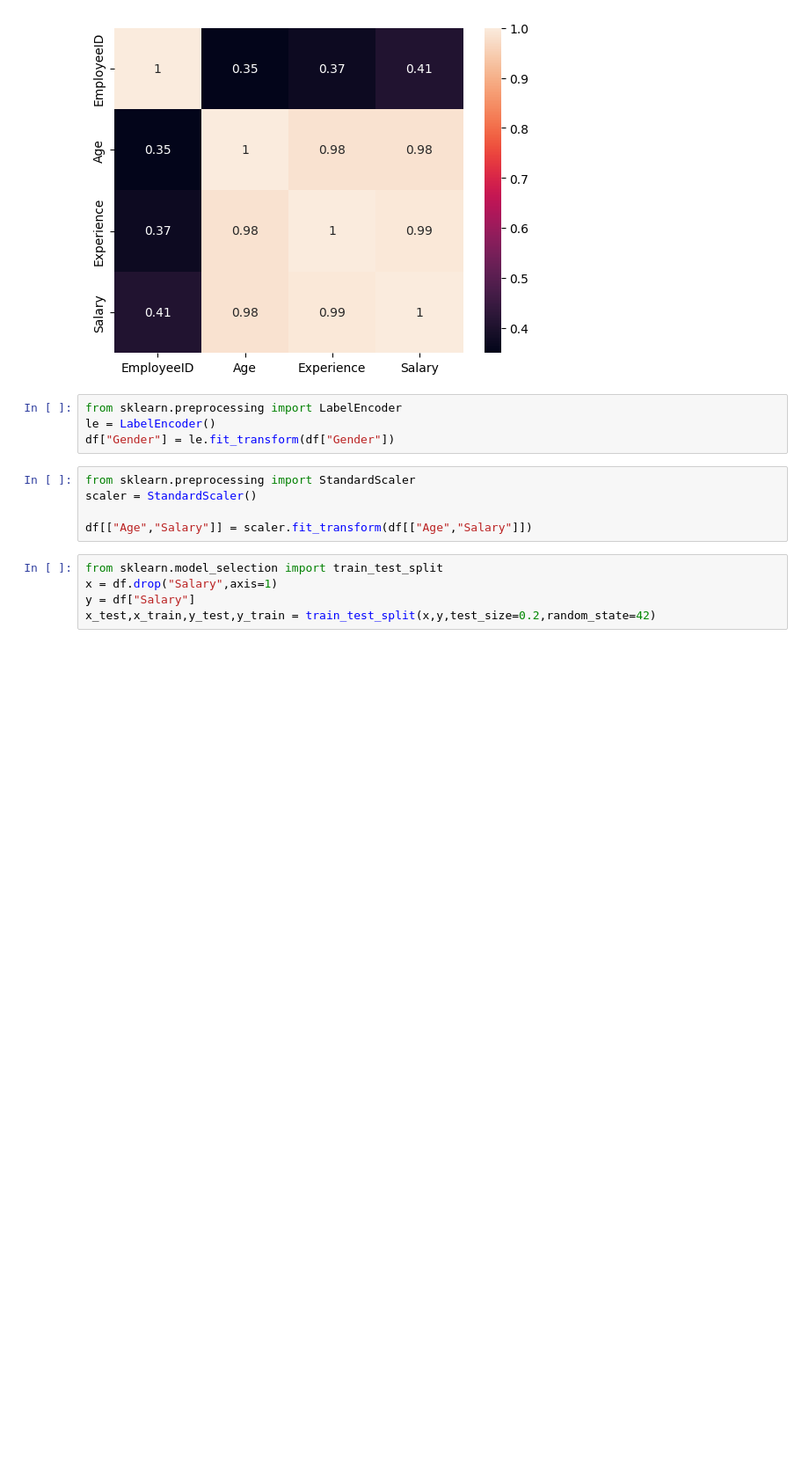
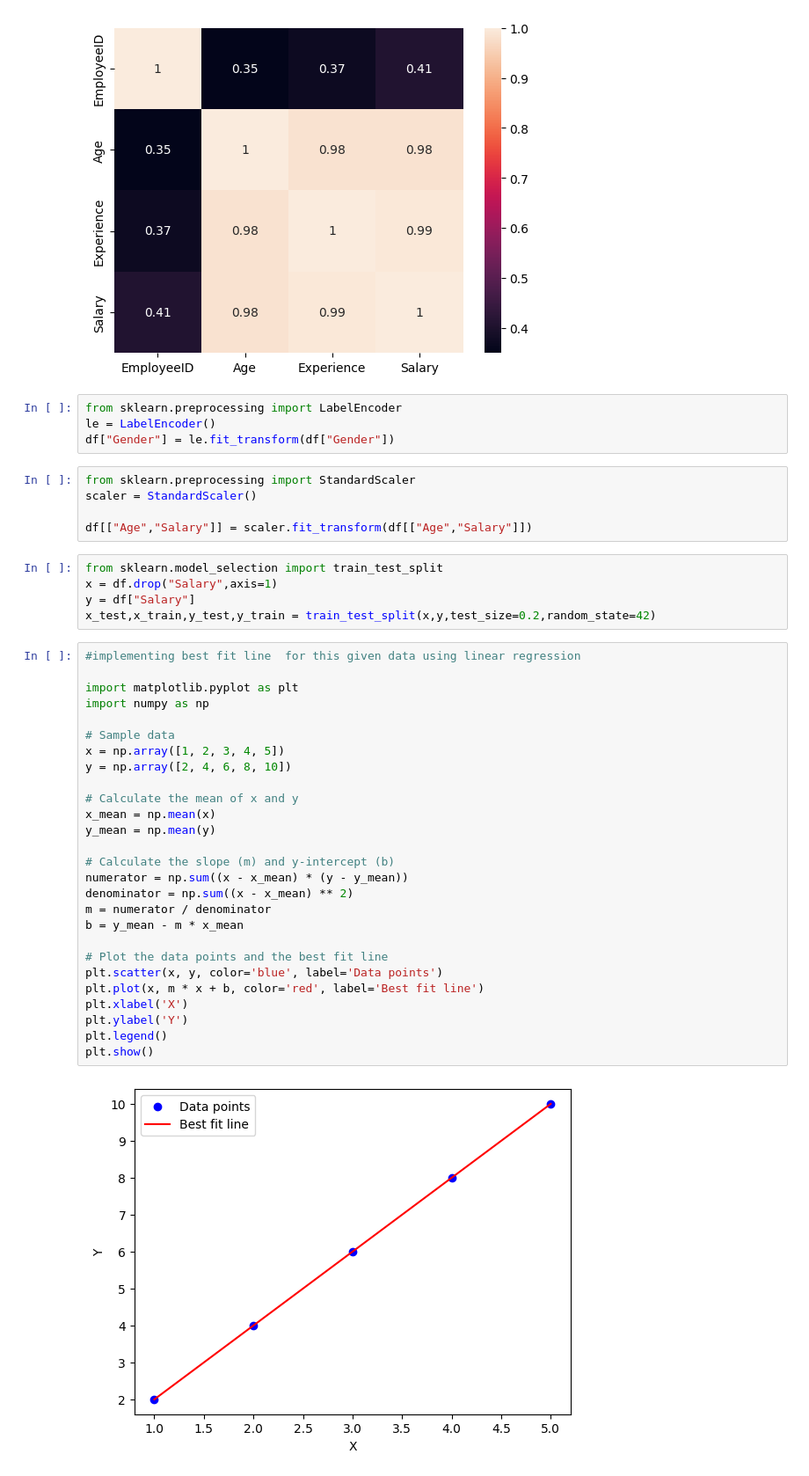
Before and after one commit to Bhamare04/Python, a Jupyter notebook: practice2.ipynb, the cells around one changed output. Shown at 88% size. Drawn from its saved outputs; the diff is of its cells as text; blank space fills up the shorter version.

```diff
--- a/practice2.ipynb
+++ b/practice2.ipynb
@@ -139,3 +139,32 @@ from sklearn.model_selection import train_test_split
 x = df.drop("Salary",axis=1)
 y = df["Salary"]
 x_test,x_train,y_test,y_train = train_test_split(x,y,test_size=0.2,random_state=42)
+# %%
+#implementing best fit line  for this given data using linear regression
+
+import matplotlib.pyplot as plt
+import numpy as np
+
+# Sample data
+x = np.array([1, 2, 3, 4, 5])
+y = np.array([2, 4, 6, 8, 10])
+
+# Calculate the mean of x and y
+x_mean = np.mean(x)
+y_mean = np.mean(y)
+
+# Calculate the slope (m) and y-intercept (b)
+numerator = np.sum((x - x_mean) * (y - y_mean))
+denominator = np.sum((x - x_mean) ** 2)
+m = numerator / denominator
+b = y_mean - m * x_mean
+
+# Plot the data points and the best fit line
+plt.scatter(x, y, color='blue', label='Data points')
+plt.plot(x, m * x + b, color='red', label='Best fit line')
+plt.xlabel('X')
+plt.ylabel('Y')
+plt.legend()
+plt.show()
+# %% [output]
+[figure, added]
```
Also changed, not shown: 20 other files.
